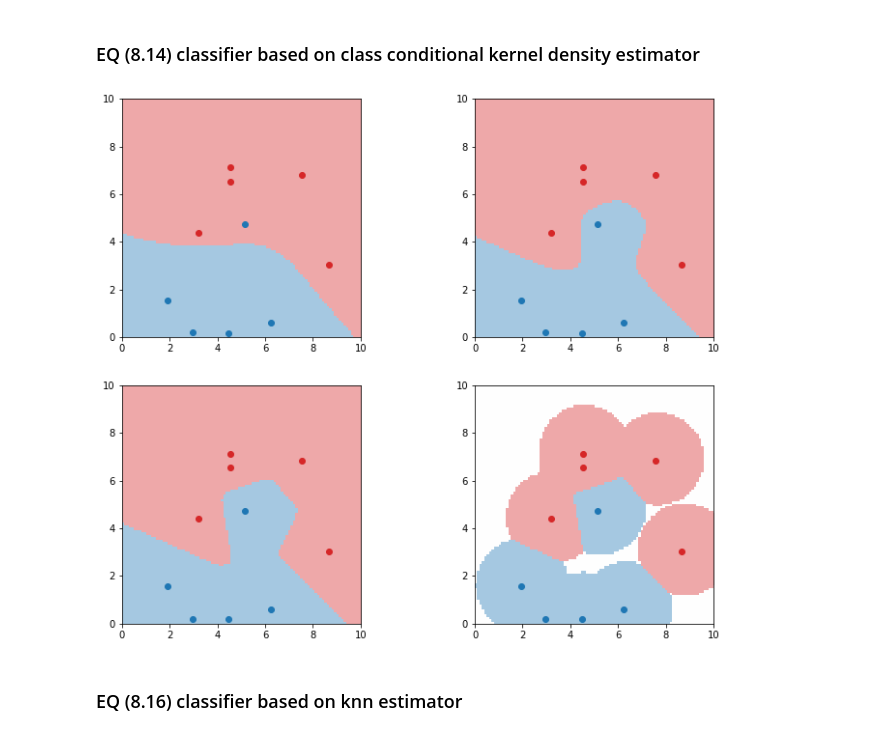
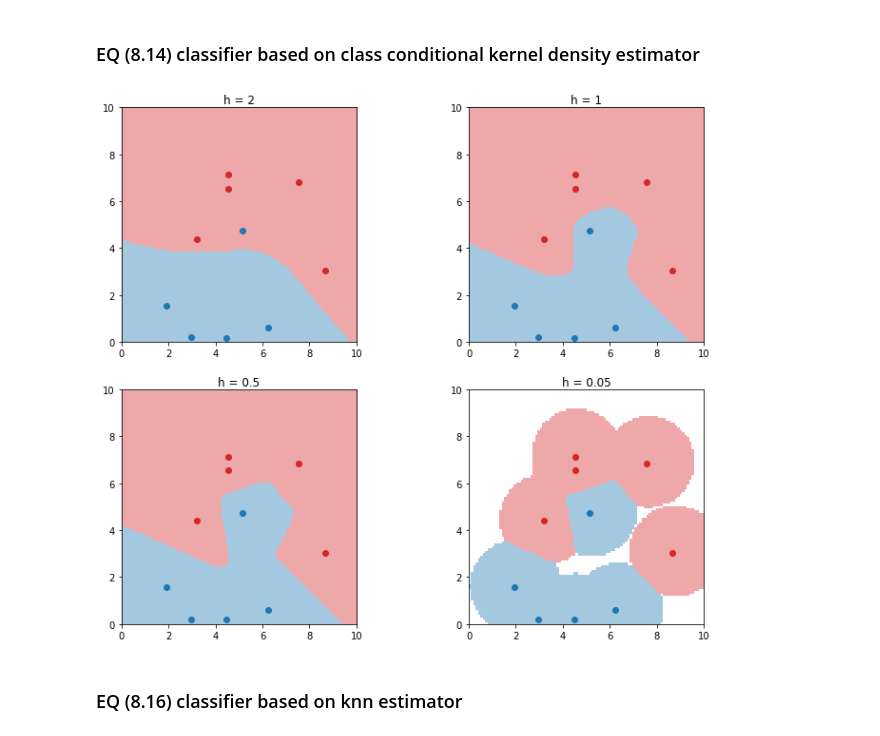
Before and after one commit to pfaion/NonparametricMethods, a Jupyter notebook: explore.ipynb, the cells around one changed output. Saved outputs shown, nothing was run; the diff lists cells and outputs as text; code cells hidden in the pictures.

```diff
--- a/explore.ipynb
+++ b/explore.ipynb
@@ -176,19 +176,20 @@ def class_conditional_kernel_classifier(x_tup, data, h, multi_kernel):
 # %%
 hs = [2, 1, 0.5, 0.05]
 xs = np.arange(0, 10, 0.1)
 ys = np.arange(0, 10, 0.1)
 for i,h in enumerate(hs):
     plt.subplot(2,2,i+1)
 
     classifications = [[
             class_conditional_kernel_classifier((x, y), classData2D, h, multivariate_gaussian_kernel)
         for x in xs] for y in ys]
 
     plt.imshow(classifications, extent=(0,10,0,10), cmap=colormap, origin='lower')
     for c, data in enumerate(classData2D):
+        plt.title("h = {}".format(h))
         plt.plot(*zip(*data), 'o', color=colors[c])
 # %% [output]
-[figure, old version]
+[figure, new version]
 # %% [markdown]
 ### EQ (8.16) classifier based on knn estimator
 # %%
```
Also changed, not shown: parts of 3 cells of this notebook.
